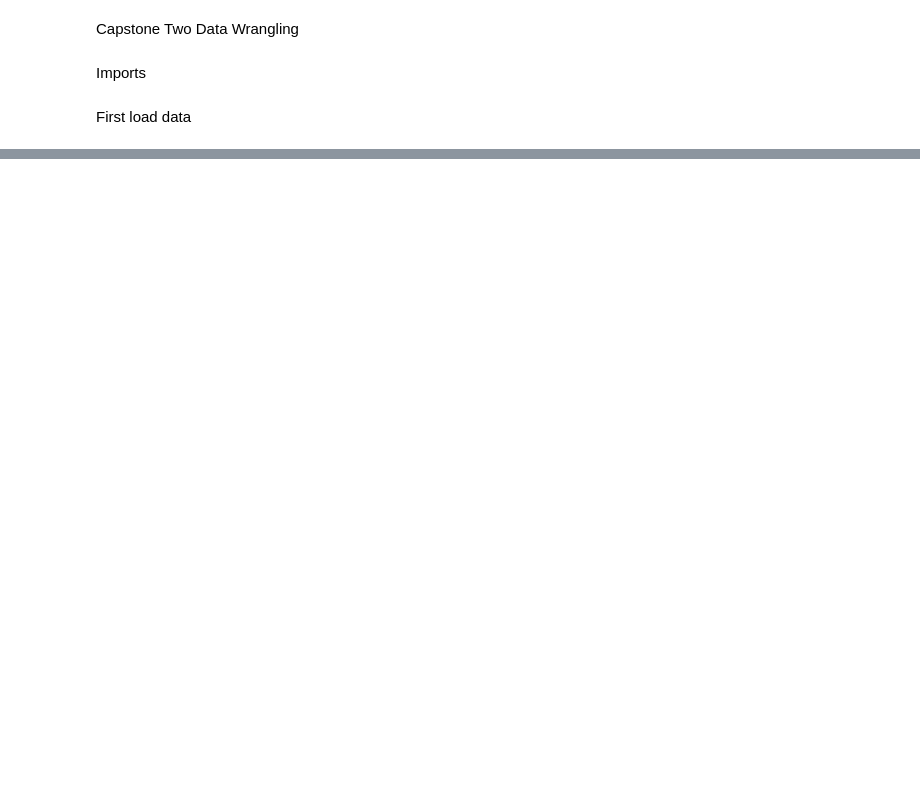
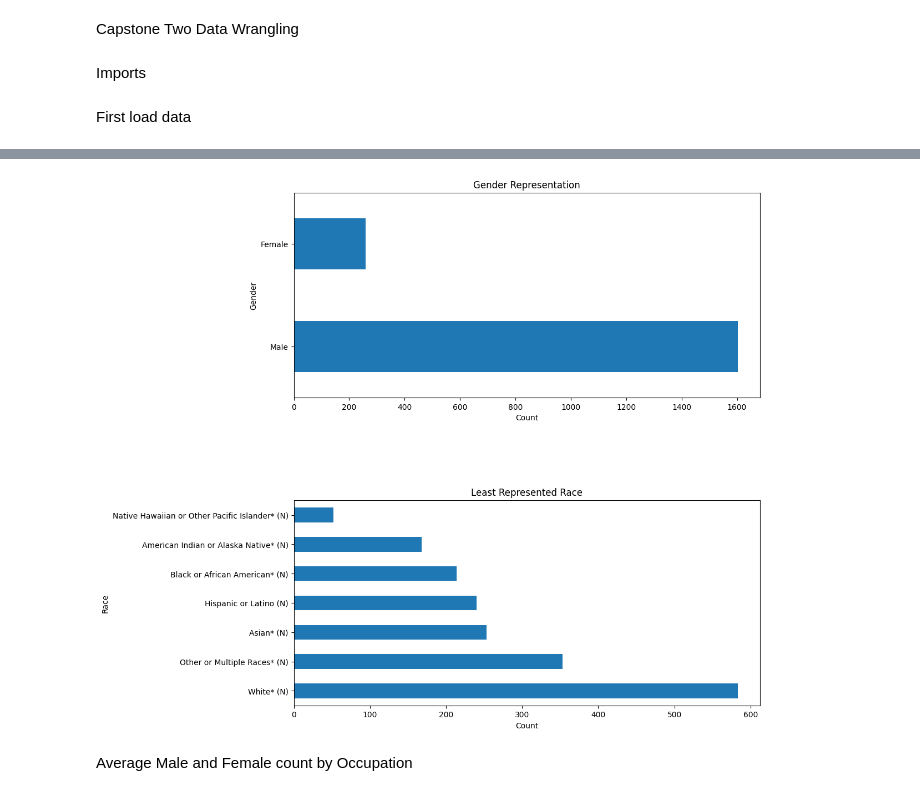
Before and after one commit to BTExpress1/healthCareAccess, a Jupyter notebook: notebooks/Capstone_Two.ipynb, the cells around one changed output, grey strips where cells are left out. Saved outputs shown, nothing was run; the diff lists cells and outputs as text; code cells hidden in the pictures; blank space fills up the shorter version.

```diff
--- a/notebooks/Capstone_Two.ipynb
+++ b/notebooks/Capstone_Two.ipynb
@@ -13,5 +15,6 @@ import os
 # %% [markdown]
 First load data
 # %%
-# Load the NCHS mortality data
-mortality_data = pd.read_parquet('../Data/compiled_data.parquet')
+# Load the Area Health Resources data and NCHS mortality data
+ahrf_data = pd.read_csv('../data/raw/AHRF_Demographics_Dashboard_Download_2015-2019.csv')
+mortality_data = pd.read_parquet('../data/raw/compiled_data.parquet')
@@ -19,0 +285,14 @@ FileNotFoundError: [Errno 2] No such file or directory: '../Data/compiled_data.p
+# %%
+#New column for Gender
+#ahrf_data = ahrf_data.assign(Gender=ahrf_data['Male (N)'].fillna(ahrf_data['Female (N)']))
+ahrf_data['Gender'] = ahrf_data.apply(lambda row: None if pd.isnull(row['Male (N)']) and pd.isnull(row['Female (N)']) else
+                            (1 if pd.notnull(row['Male (N)']) else 2), axis=1)
+# %%
+#New Column for Race - least represented
+race_col_names = ['Hispanic or Latino (N)', 'White* (N)',
+       'Black or African American* (N)', 'Asian* (N)',
+       'Native Hawaiian or Other Pacific Islander* (N)',
+       'American Indian or Alaska Native* (N)', 'Other or Multiple Races* (N)']
+#Find the Race with the smallest representation
+ahrf_data['Race'] = ahrf_data.apply(lambda row: (min((col for col in race_col_names if pd.notnull(row[col])),
+                                             key=lambda x: row[x], default=None)), axis=1)
@@ -19,0 +317,33 @@ FileNotFoundError: [Errno 2] No such file or directory: '../Data/compiled_data.p
+# %%
+#Create two subplots on 2 row and 1 columns with a figsize of (12, 12)
+fig, ax = plt.subplots(2,1, figsize=(12,12))
+#Specify a horizontal barplot ('barh') as kind of plot (kind=)
+#ahrf_data.Gender.value_counts().plot(kind='barh', ax=ax[0])
+ahrf_data.Gender.replace({1: "Male", 2: "Female"}).value_counts().plot(kind='barh', ax=ax[0])
+#plt.subplots_adjust(left=0.2)
+#Give the plot a helpful title of 'Gender Representation'
+ax[0].set_title('Gender Representation')
+#Label the xaxis 'Count'
+ax[0].set_xlabel('Count')
+#Specify a horizontal barplot ('barh') as kind of plot (kind=)
+#ahrf_data.Race.replace({1: 'Hispanic or Latino (N)', 2:'White* (N)',
+#       3:'Black or African American* (N)', 4:'Asian* (N)',
+#       5:'Native Hawaiian or Other Pacific Islander* (N)',
+#       6:'American Indian or Alaska Native* (N)', 7:'Other or Multiple Races* (N)'}).value_counts().plot(kind='barh', ax=ax[1])
+ahrf_data.Race.value_counts().plot(kind='barh', ax=ax[1])
+#Give the plot a helpful title of 'Least Represented Race'
+ax[1].set_title('Least Represented Race')
+#Label the xaxis 'Count'
+ax[1].set_xlabel('Count')
+
+
+#Give the subplots a little "breathing room" with a hpace of 0.5
+#plt.subplots_adjust(wspace=0.5);
+plt.subplots_adjust(hspace=0.5);
+#You're encouraged to explore a few different figure sizes, orientations, and spacing here
+# as the importance of easy-to-read and informative figures is frequently understated
+# and you will find the ability to tweak figures invaluable later on
+# %% [output]
+[figure, added]
+# %% [markdown]
+Average Male and Female count by Occupation
```
Also changed, not shown: parts of 31 cells of this notebook.
